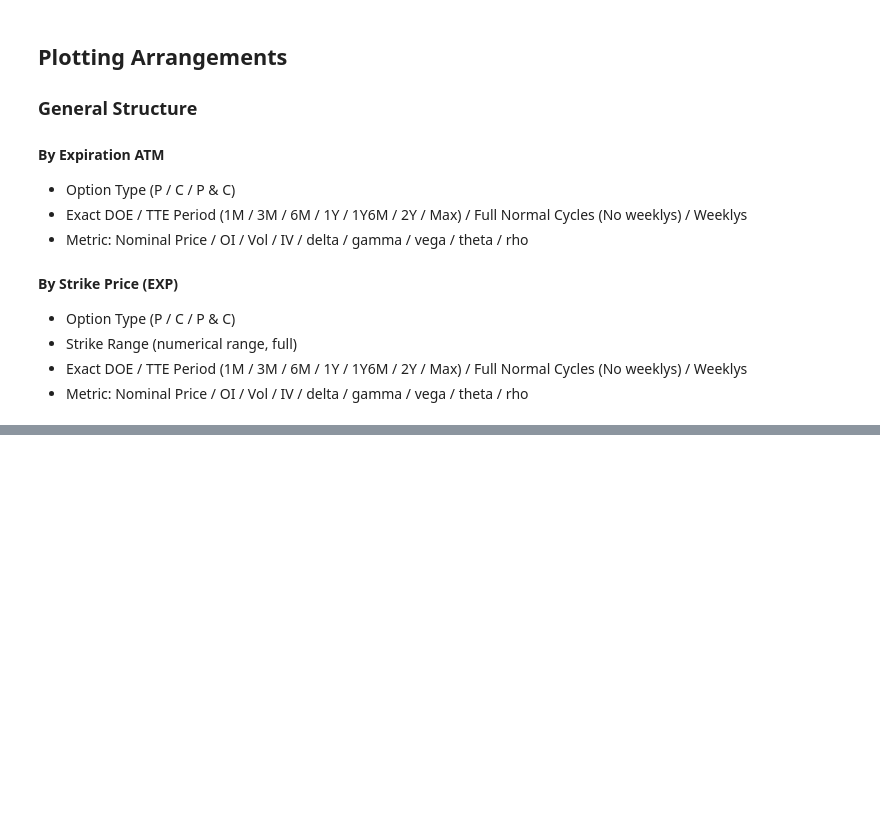
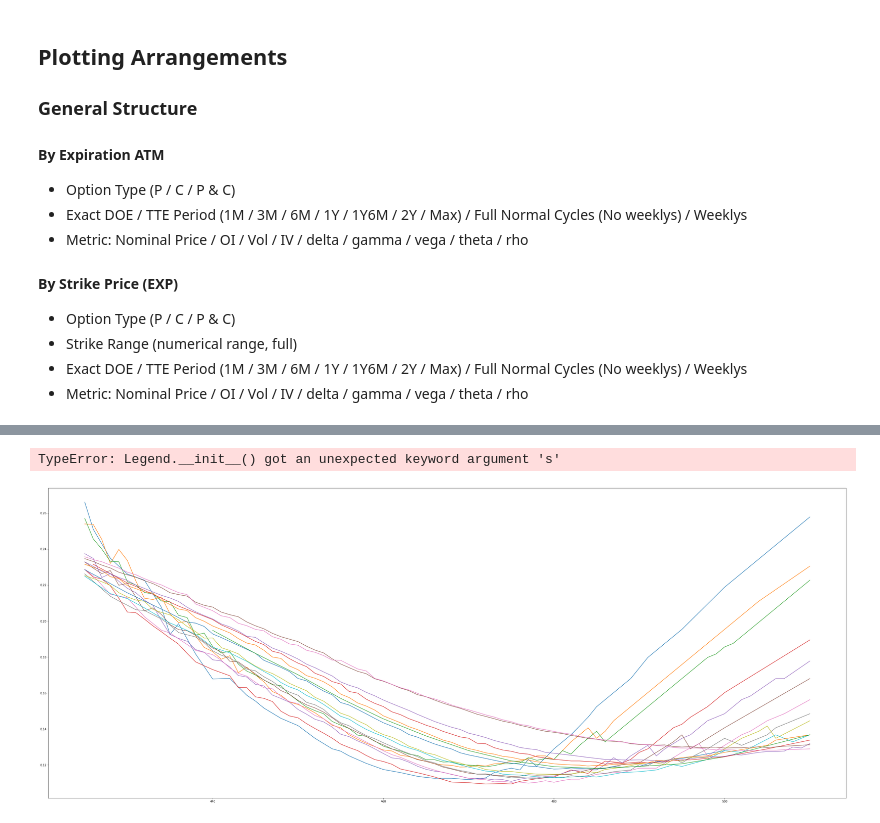
Before and after one commit to ilyakrasavin/geenie-options, a Jupyter notebook: Pricing/plotting.ipynb, the cells around one changed output, grey strips where cells are left out. Saved outputs shown, nothing was run; the diff lists cells and outputs as text; code cells hidden in the pictures; blank space fills up the shorter version.

```diff
--- a/Pricing/plotting.ipynb
+++ b/Pricing/plotting.ipynb
@@ -343,0 +409,5 @@ PlottingMain.plotDoeATM('C', ['exact', '2022-4-13'], 'vega', 500)
+# %%
+PlottingMain.plotDoeStrike("C", (425, 510), ['range', "90D"], 'impliedVolatility')
+# %% [output]
+TypeError: Legend.__init__() got an unexpected keyword argument 's'
+[figure, added]
```
Also changed, not shown: parts of 2 cells of this notebook, 5 other files.
